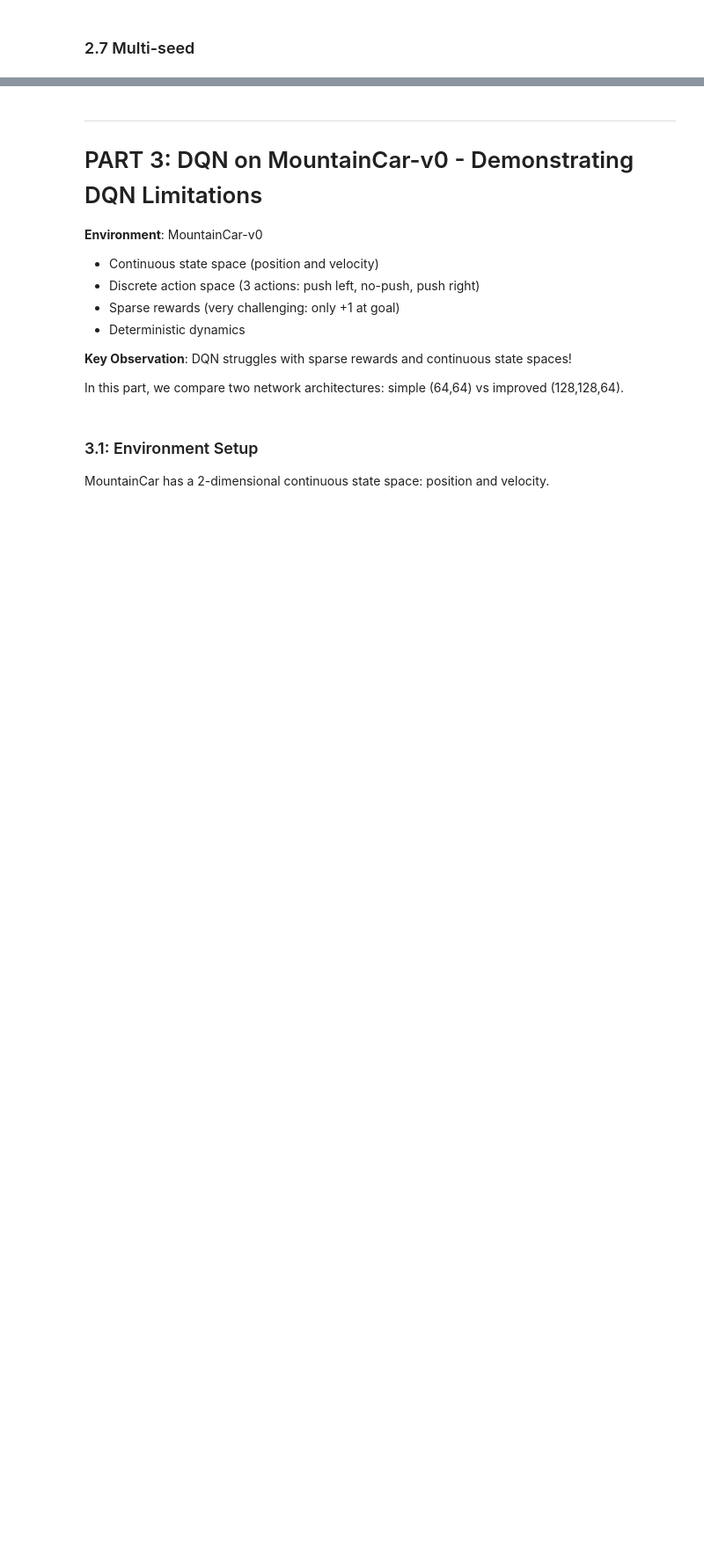
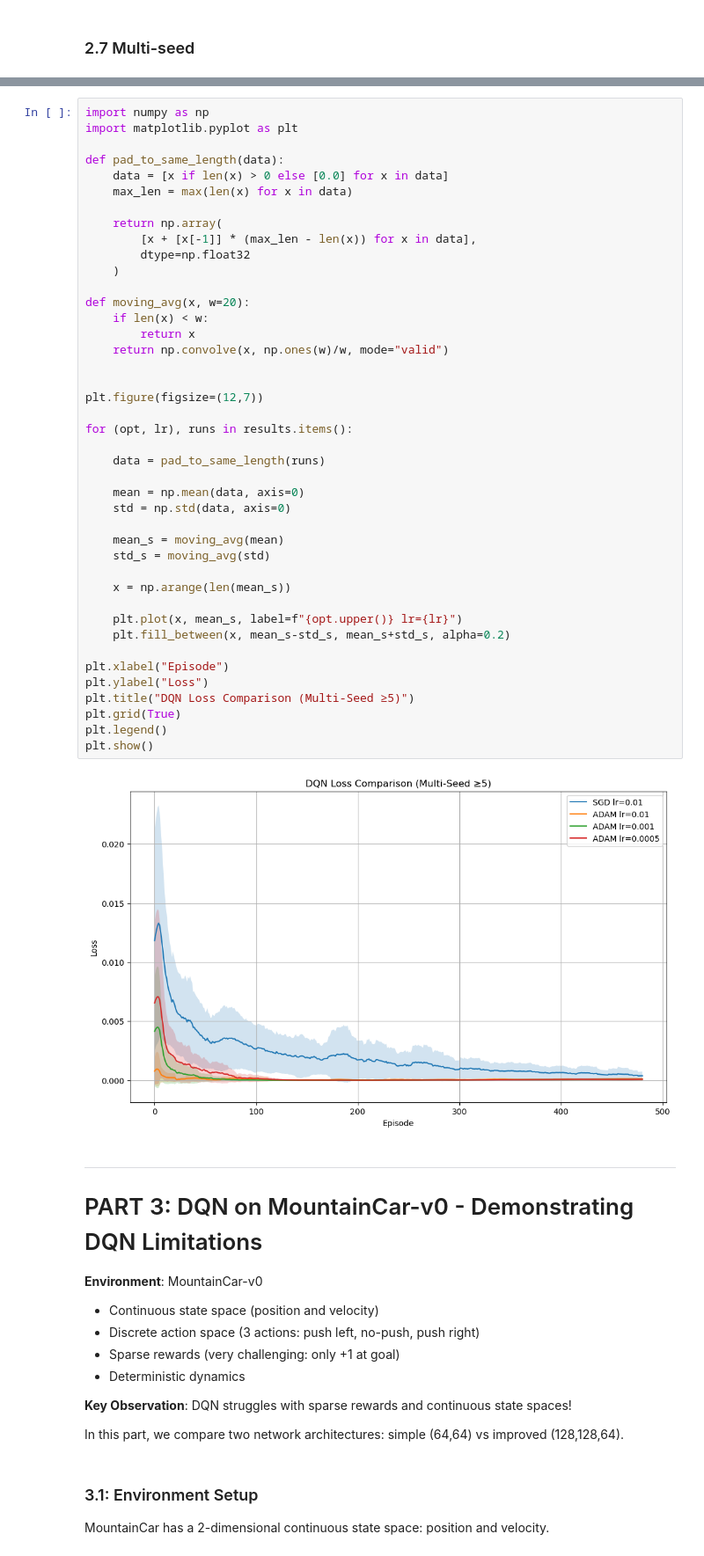
Before and after one commit to HelenNelson139/NT549Q21_RL_lab, a Jupyter notebook: LAB003/Lab3.1.ipynb, the cells around one changed output, grey strips where cells are left out. Shown at 88% size. Cells and saved outputs as stored; diff of their text form; blank space fills up the shorter version.

```diff
--- a/LAB003/Lab3.1.ipynb
+++ b/LAB003/Lab3.1.ipynb
@@ -841,3 +812,47 @@ plt.show()
+# %%
+import numpy as np
+import matplotlib.pyplot as plt
+
+def pad_to_same_length(data):
+    data = [x if len(x) > 0 else [0.0] for x in data]
+    max_len = max(len(x) for x in data)
+
+    return np.array(
+        [x + [x[-1]] * (max_len - len(x)) for x in data],
+        dtype=np.float32
+    )
+
+def moving_avg(x, w=20):
+    if len(x) < w:
+        return x
+    return np.convolve(x, np.ones(w)/w, mode="valid")
+
+
+plt.figure(figsize=(12,7))
+
+for (opt, lr), runs in results.items():
+
+    data = pad_to_same_length(runs)
+
+    mean = np.mean(data, axis=0)
+    std = np.std(data, axis=0)
+
+    mean_s = moving_avg(mean)
+    std_s = moving_avg(std)
+
+    x = np.arange(len(mean_s))
+
+    plt.plot(x, mean_s, label=f"{opt.upper()} lr={lr}")
+    plt.fill_between(x, mean_s-std_s, mean_s+std_s, alpha=0.2)
+
+plt.xlabel("Episode")
+plt.ylabel("Loss")
+plt.title("DQN Loss Comparison (Multi-Seed ≥5)")
+plt.grid(True)
+plt.legend()
+plt.show()
+# %% [output]
+[figure, added]
 # %% [markdown]
 ---
 
```
Also changed, not shown: parts of 5 cells of this notebook.
